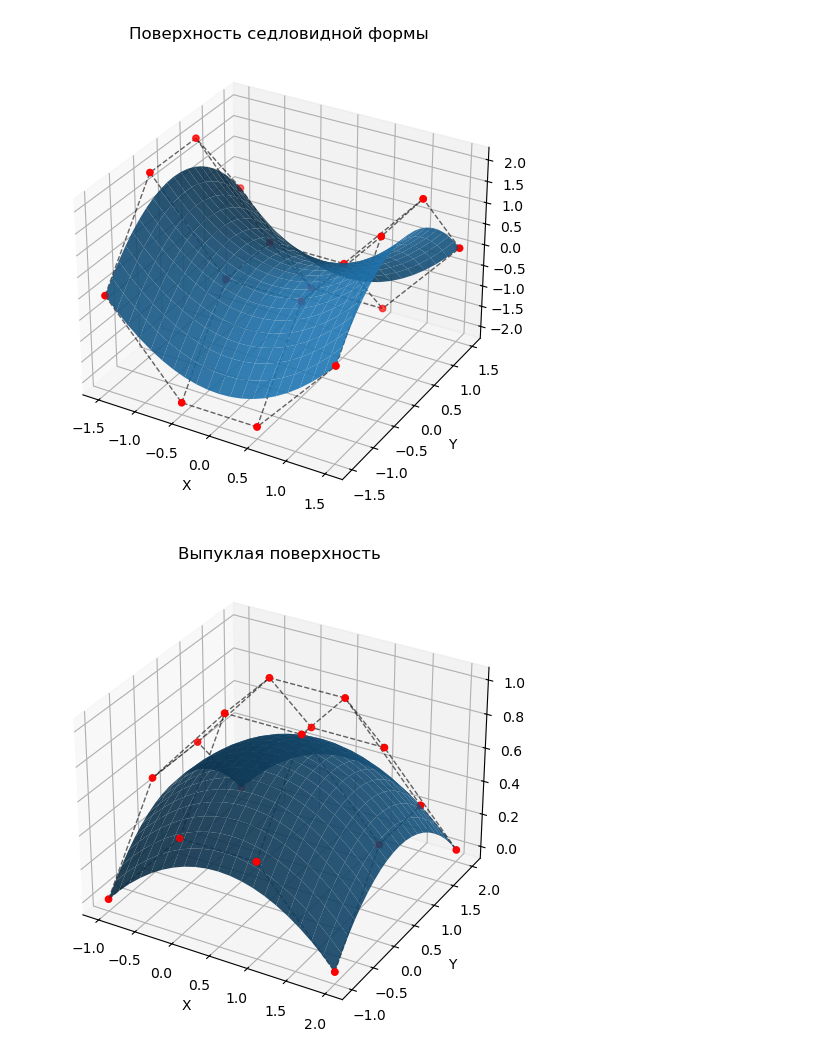
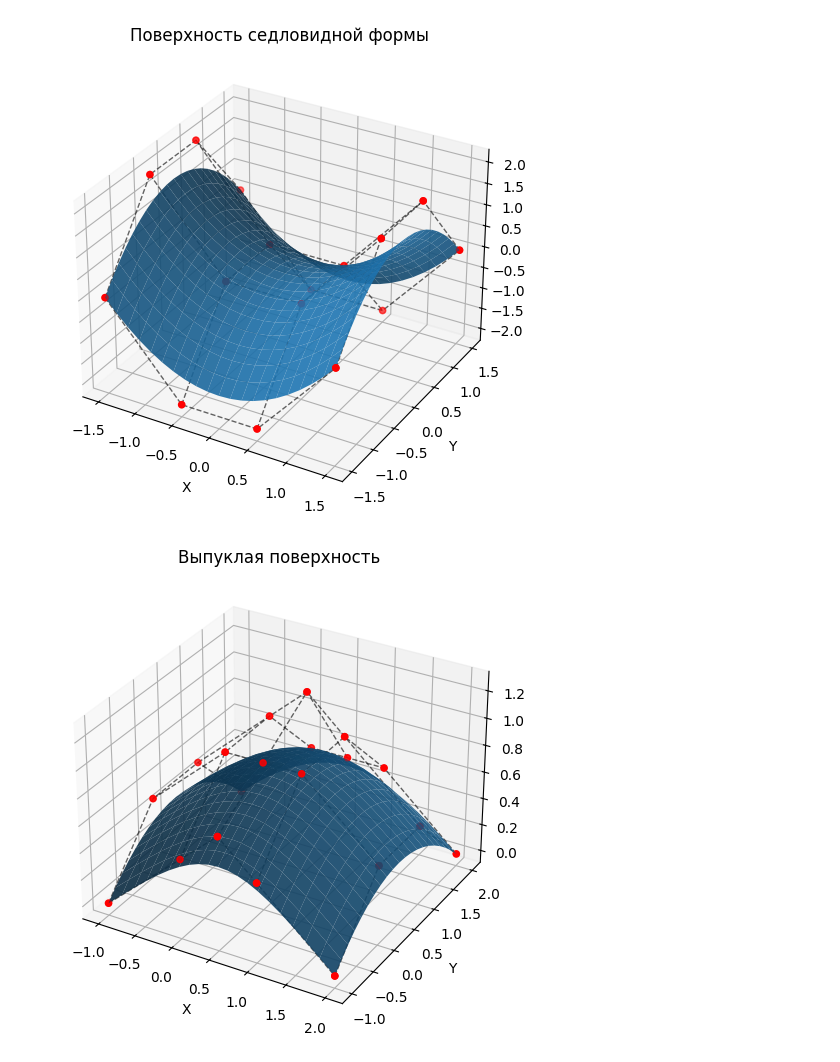
Before and after one commit to fish-from-SanDiego/geom-labs, a Jupyter notebook: lab7simple.ipynb, the cells around one changed output. Cells and saved outputs as stored; diff of their text form; code cells hidden in the pictures.

```diff
--- a/lab7simple.ipynb
+++ b/lab7simple.ipynb
@@ -3,6 +3,7 @@
 
 import numpy as np
 import matplotlib.pyplot as plt
+
 
 def get_de_casteljau_point(points, t, ):
     b = np.copy(points)
@@ -50,43 +51,40 @@ def plot_control_points(ax, control_points):
         ax.scatter(xs, ys, zs, color='red', s=20)
 
 
-
-
 saddle_points = np.array([
-    [[-1.5, -1.5,  0.0], [-1.5, -0.5,  2.0], [-1.5,  0.5,  2.0], [-1.5,  1.5,  0.0]],
-    [[-0.5, -1.5, -2.0], [-0.5, -0.5,  0.0], [-0.5,  0.5,  0.0], [-0.5,  1.5, -2.0]],
-    [[ 0.5, -1.5, -2.0], [ 0.5, -0.5,  0.0], [ 0.5,  0.5,  0.0], [ 0.5,  1.5, -2.0]],
-    [[ 1.5, -1.5,  0.0], [ 1.5, -0.5,  2.0], [ 1.5,  0.5,  2.0], [ 1.5,  1.5,  0.0]]
+    [[-1.5, -1.5, 0.0], [-1.5, -0.5, 2.0], [-1.5, 0.5, 2.0], [-1.5, 1.5, 0.0]],
+    [[-0.5, -1.5, -2.0], [-0.5, -0.5, 0.0], [-0.5, 0.5, 0.0], [-0.5, 1.5, -2.0]],
+    [[0.5, -1.5, -2.0], [0.5, -0.5, 0.0], [0.5, 0.5, 0.0], [0.5, 1.5, -2.0]],
+    [[1.5, -1.5, 0.0], [1.5, -0.5, 2.0], [1.5, 0.5, 2.0], [1.5, 1.5, 0.0]]
 ])
 X1, Y1, Z1 = bezier_surface_points(saddle_points, alpha=0.05)
 fig1 = plt.figure(figsize=(7, 6))
 ax1 = fig1.add_subplot(111, projection='3d')
 ax1.plot_surface(X1, Y1, Z1, alpha=0.9)
 plot_control_points(ax1, saddle_points)
 ax1.set_title("Поверхность седловидной формы")
 ax1.set_xlabel("X")
 ax1.set_ylabel("Y")
 ax1.set_zlabel("Z")
 
-
 convex_points = np.array([
-    [[-1, -1,  0], [0, -1,  0.5], [1, -1,  0.5], [2, -1,  0]],
-    [[-1,  0,  0.5], [0,  0,  1], [1,  0,  1], [2,  0,  0.5]],
-    [[-1,  1,  0.5], [0,  1,  1], [1,  1,  1], [2,  1,  0.5]],
-    [[-1,  2,  0], [0,  2,  0.5], [1,  2,  0.5], [2,  2,  0]],
+    [[-1, -1, 0], [0, -1, 0.5], [0.5, -1, 0.75], [1, -1, 0.5], [2, -1, 0]],
+    [[-1, 0, 0.5], [0, 0, 1], [0.5, 0, 1], [1, 0, 1], [2, 0, 0.5]],
+    [[-1, 1, 0.5], [0, 1, 1], [0.5, 1, 1.25], [1, 1, 1], [2, 1, 0.5]],
+    [[-1, 2, 0], [0, 2, 0.5], [0.5, 2, 0.5], [1, 2, 0.5], [2, 2, 0]],
 ])
 
 X2, Y2, Z2 = bezier_surface_points(convex_points, alpha=0.05)
 fig2 = plt.figure(figsize=(7, 6))
 ax2 = fig2.add_subplot(111, projection='3d')
 ax2.plot_surface(X2, Y2, Z2, alpha=0.9)
 plot_control_points(ax2, convex_points)
 ax2.set_title("Выпуклая поверхность")
 ax2.set_xlabel("X")
 ax2.set_ylabel("Y")
 ax2.set_zlabel("Z")
 
 plt.show()
 # %% [output]
-[figure, old version]
+[figure, new version]
-[figure, old version]
+[figure, new version]
```
Also changed, not shown: 4 other files.
